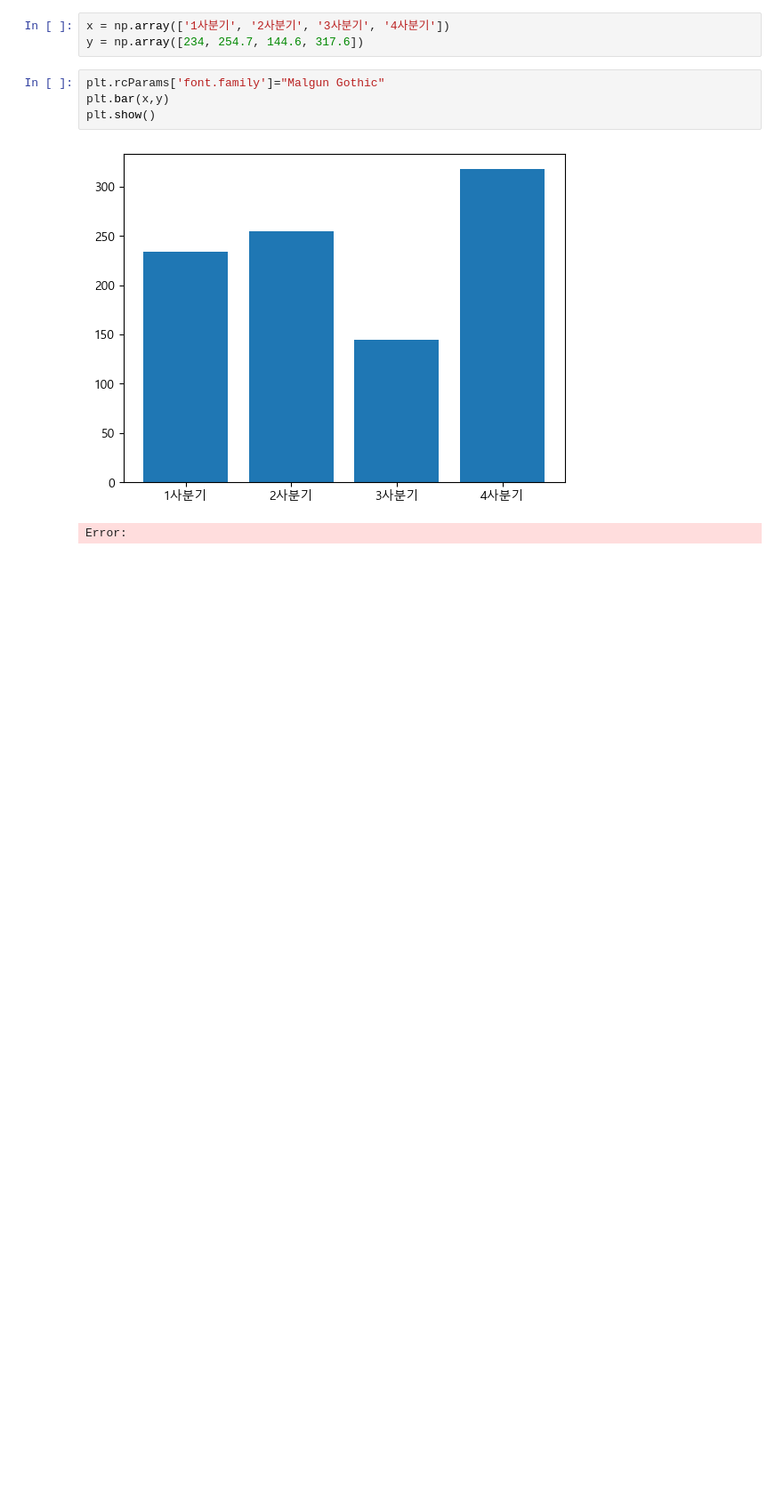
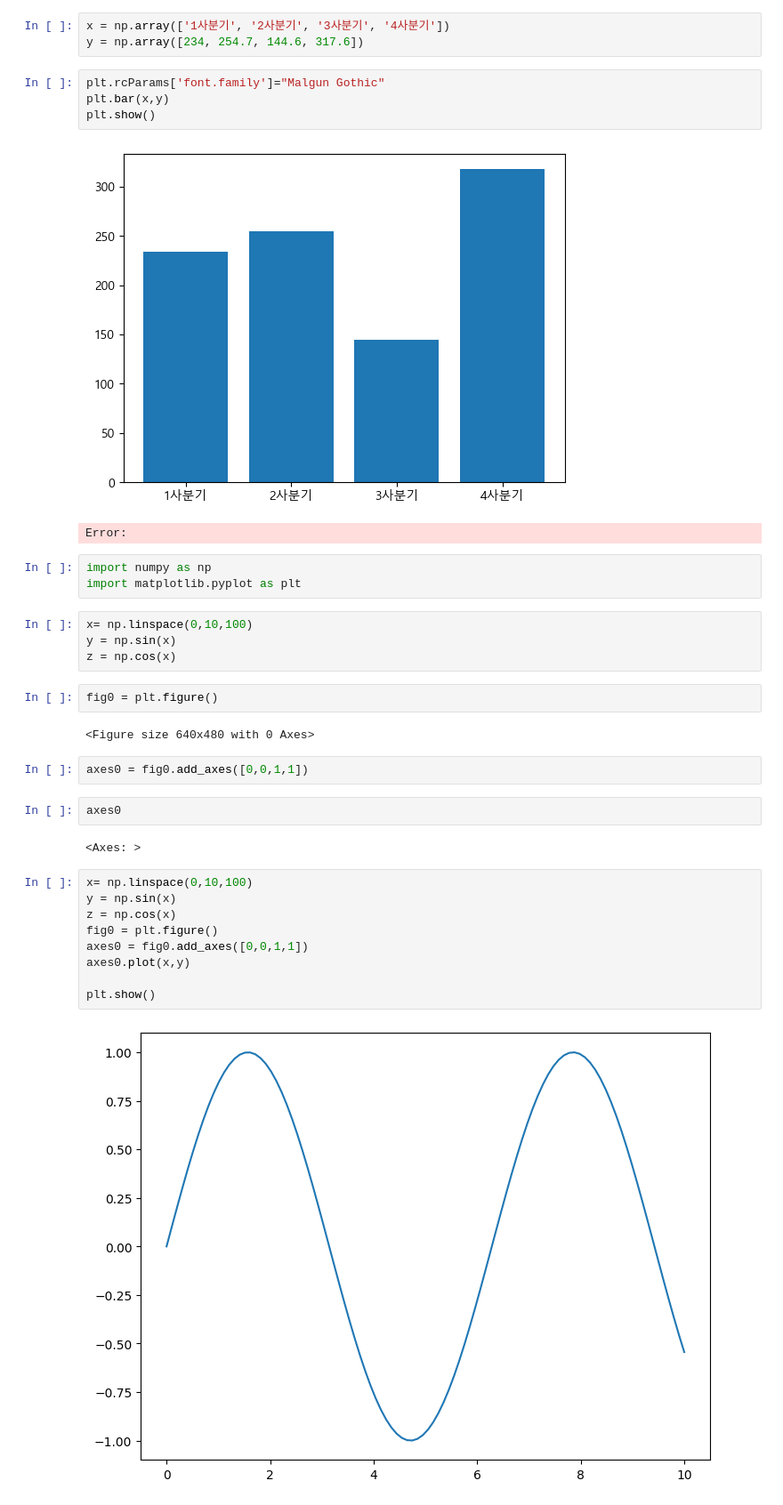
Before and after one commit to k-yena/math, a Jupyter notebook: 시각화기초.ipynb, the cells around one changed output. Shown at 89% size. Cells and saved outputs as stored; diff of their text form; blank space fills up the shorter version.

```diff
--- a/시각화기초.ipynb
+++ b/시각화기초.ipynb
@@ -34,3 +34,31 @@ plt.show()
 # %% [output]
 [figure]
 Error:
+# %%
+import numpy as np
+import matplotlib.pyplot as plt
+# %%
+x= np.linspace(0,10,100)
+y = np.sin(x)
+z = np.cos(x)
+# %%
+fig0 = plt.figure()
+# %% [output]
+<Figure size 640x480 with 0 Axes>
+# %%
+axes0 = fig0.add_axes([0,0,1,1])
+# %%
+axes0
+# %% [output]
+<Axes: >
+# %%
+x= np.linspace(0,10,100)
+y = np.sin(x)
+z = np.cos(x)
+fig0 = plt.figure()
+axes0 = fig0.add_axes([0,0,1,1])
+axes0.plot(x,y)
+
+plt.show()
+# %% [output]
+[figure, added]
```
Also changed, not shown: parts of 1 cell of this notebook, 2 other files.
